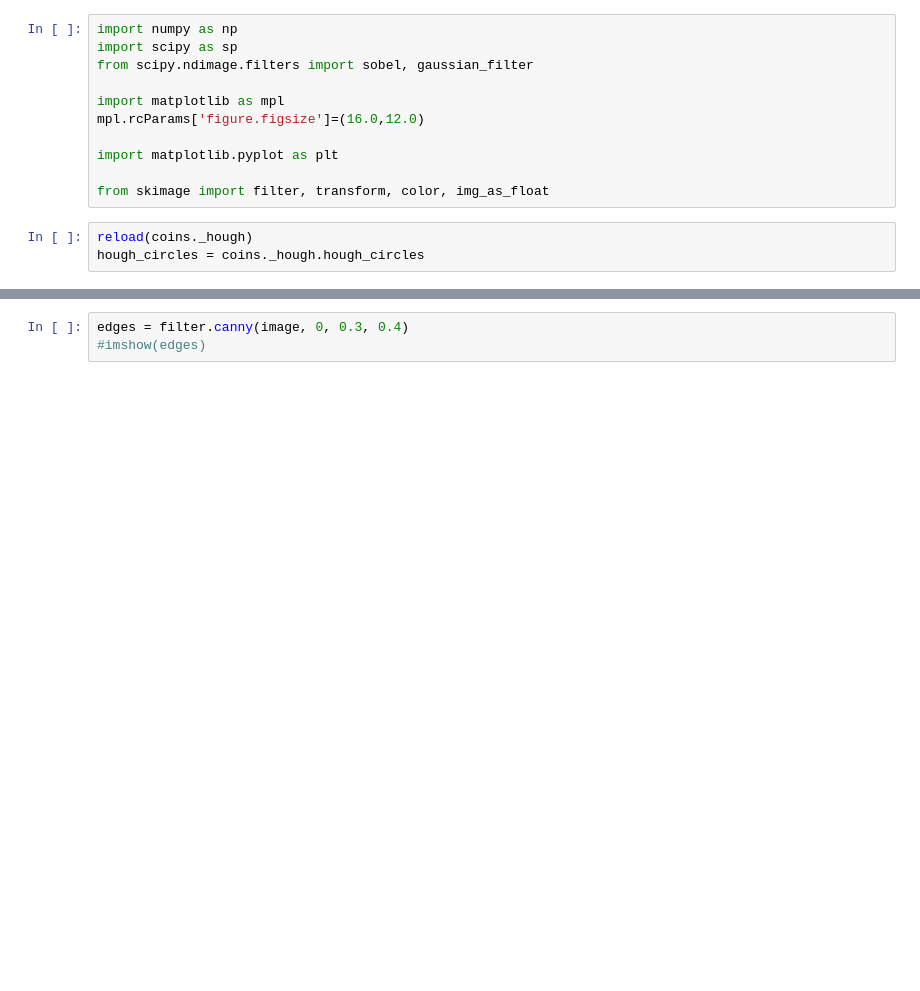
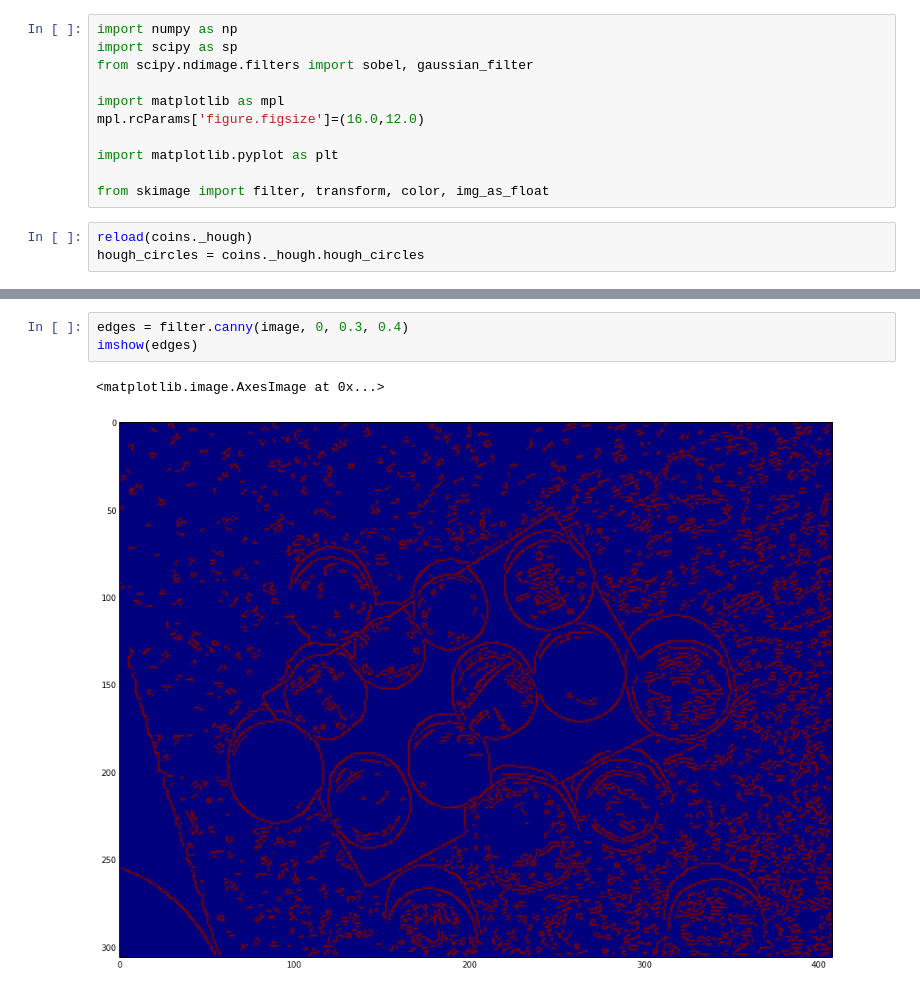
Before and after one commit to bwhmather/coins, a Jupyter notebook: detect.ipynb, the cells around one changed output, grey strips where cells are left out. Drawn from its saved outputs; the diff is of its cells as text; blank space fills up the shorter version.

```diff
--- a/detect.ipynb
+++ b/detect.ipynb
@@ -44,6 +47,9 @@ image = img_as_float(image)
 # %%
 edges = filter.canny(image, 0, 0.3, 0.4)
-#imshow(edges)
+imshow(edges)
+# %% [output]
+<matplotlib.image.AxesImage at 0x...>
+[figure, added]
 # %%
 smoothed = gaussian_filter(image, 1)
 normals = np.transpose(np.array([sobel(smoothed, 0), sobel(smoothed, 1)]), (1, 2, 0))
```
Also changed, not shown: parts of 4 cells of this notebook.
